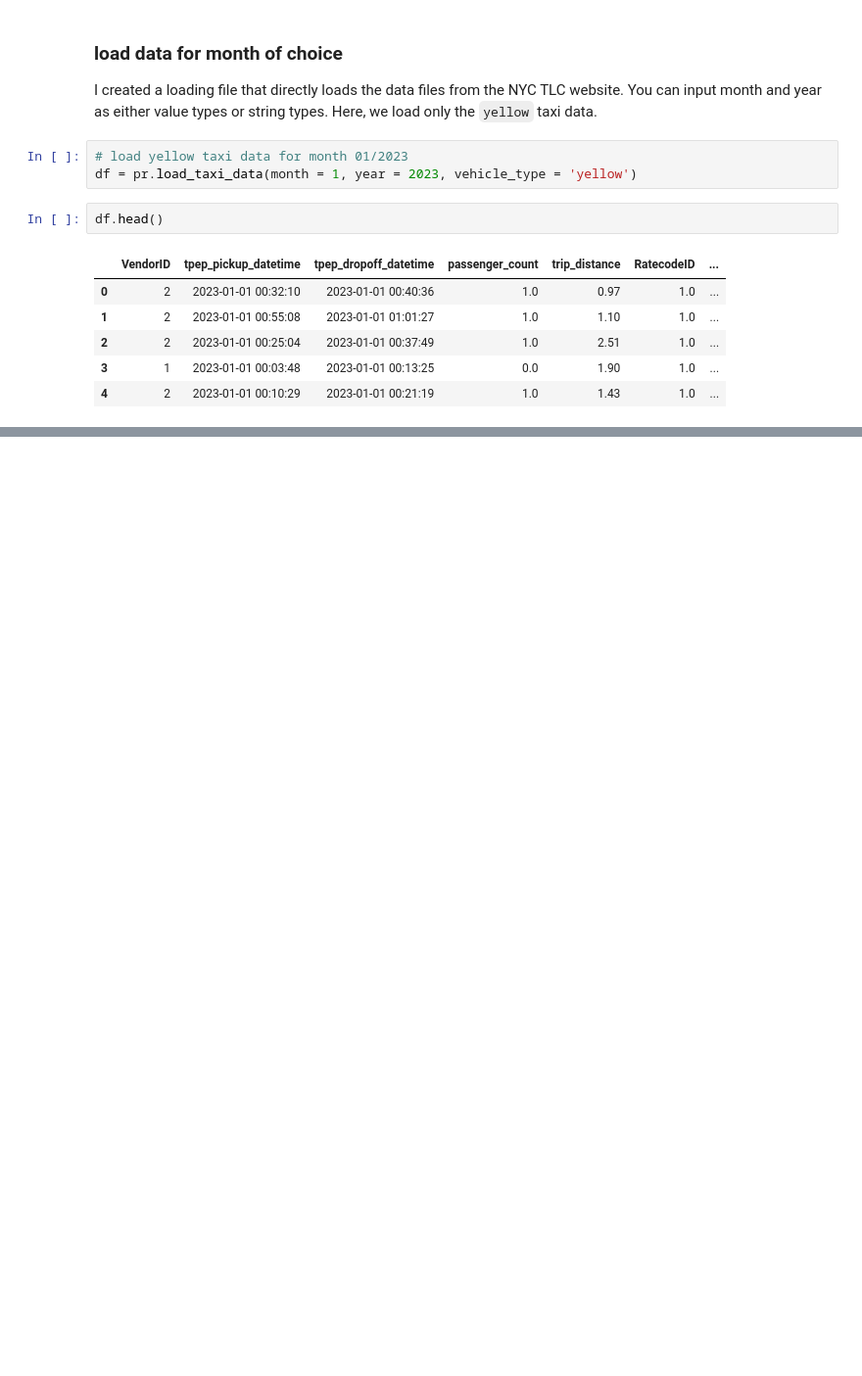
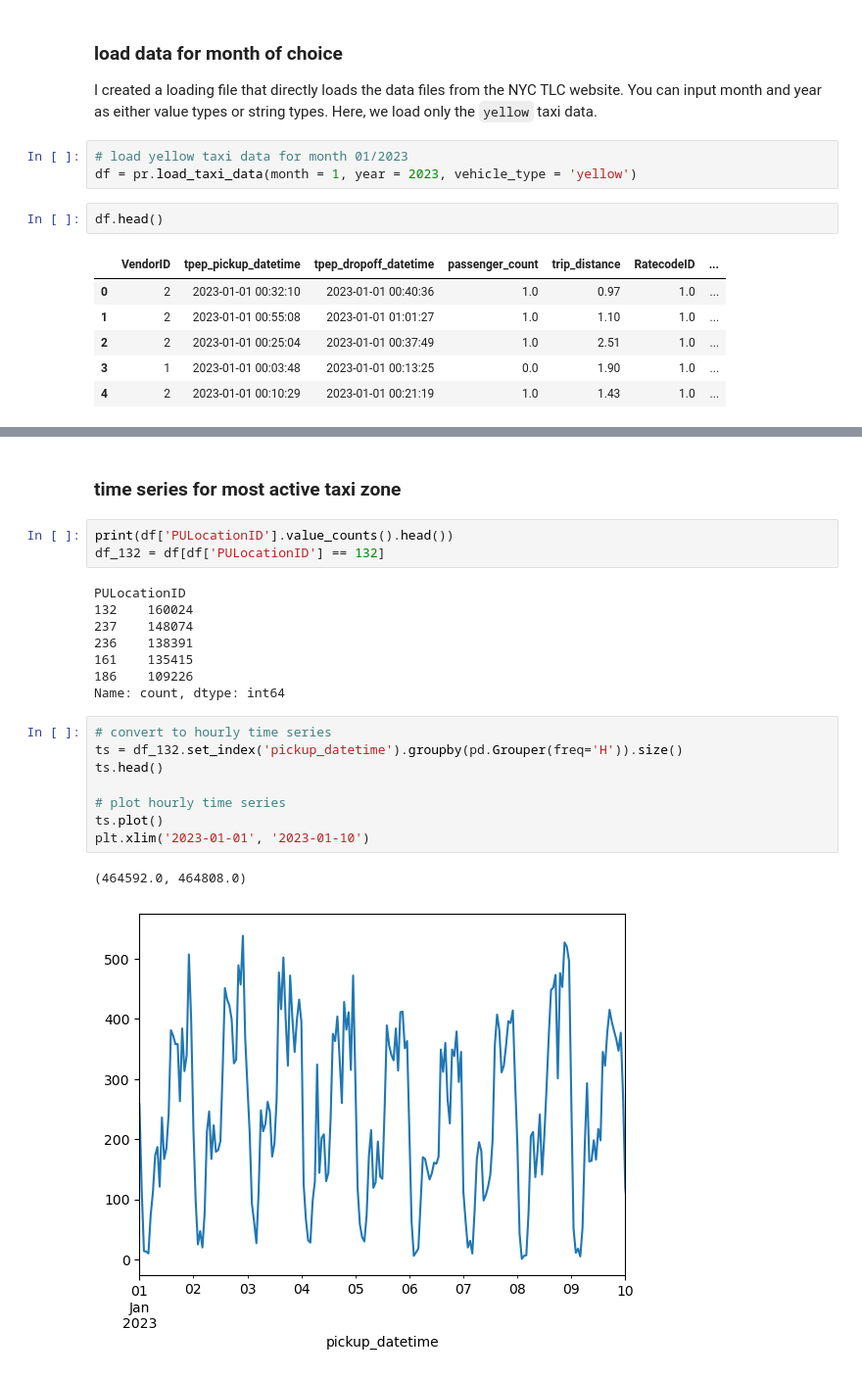
Before and after one commit to edwarddramirez/taxi-forecast, a Jupyter notebook: notebooks/01_load_data.ipynb, the cells around one changed output, grey strips where cells are left out. Shown at 98% size. Saved outputs shown, nothing was run; the diff lists cells and outputs as text; blank space fills up the shorter version.

```diff
--- a/notebooks/01_load_data.ipynb
+++ b/notebooks/01_load_data.ipynb
@@ -27,0 +108,24 @@ Each time step in our time series will correspond to quantities from the previou
+# %% [markdown]
+### time series for most active taxi zone
+# %%
+print(df['PULocationID'].value_counts().head())
+df_132 = df[df['PULocationID'] == 132]
+# %% [output]
+PULocationID
+132    160024
+237    148074
+236    138391
+161    135415
+186    109226
+Name: count, dtype: int64
+# %%
+# convert to hourly time series
+ts = df_132.set_index('pickup_datetime').groupby(pd.Grouper(freq='H')).size()
+ts.head()
+
+# plot hourly time series
+ts.plot()
+plt.xlim('2023-01-01', '2023-01-10')
+# %% [output]
+(464592.0, 464808.0)
+[figure, added]
```
Also changed, not shown: parts of 7 cells of this notebook, 3 other files.
